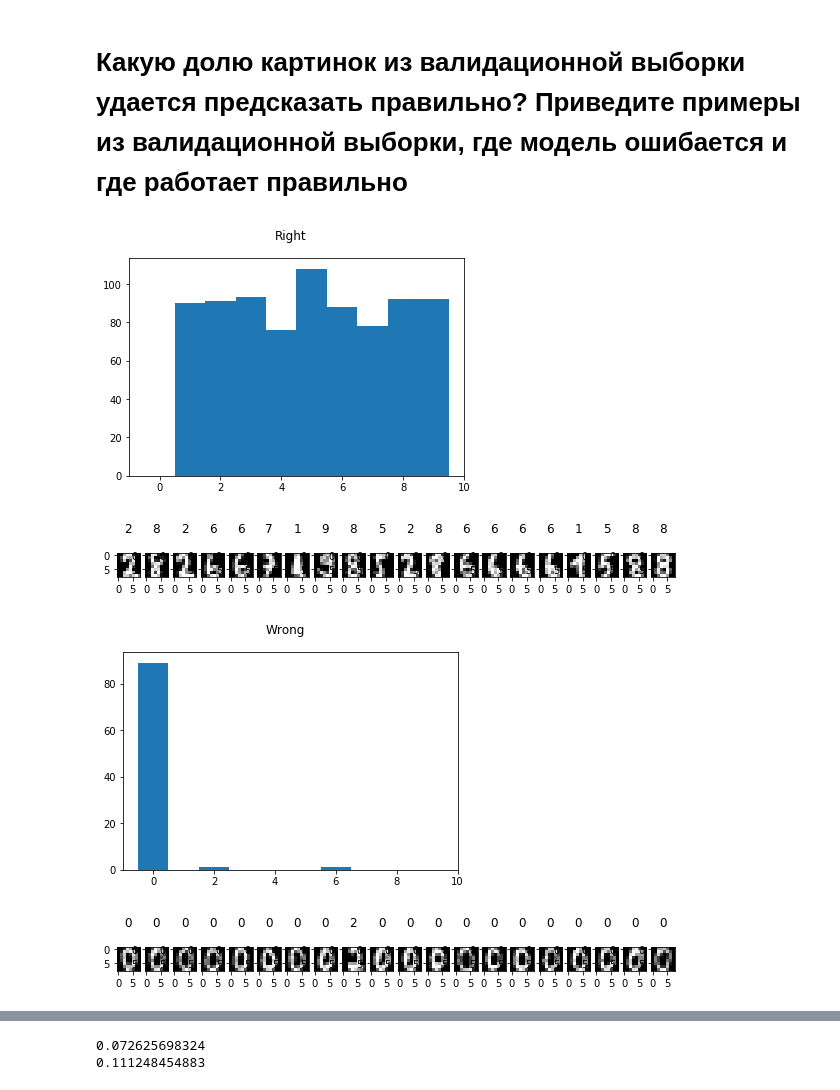
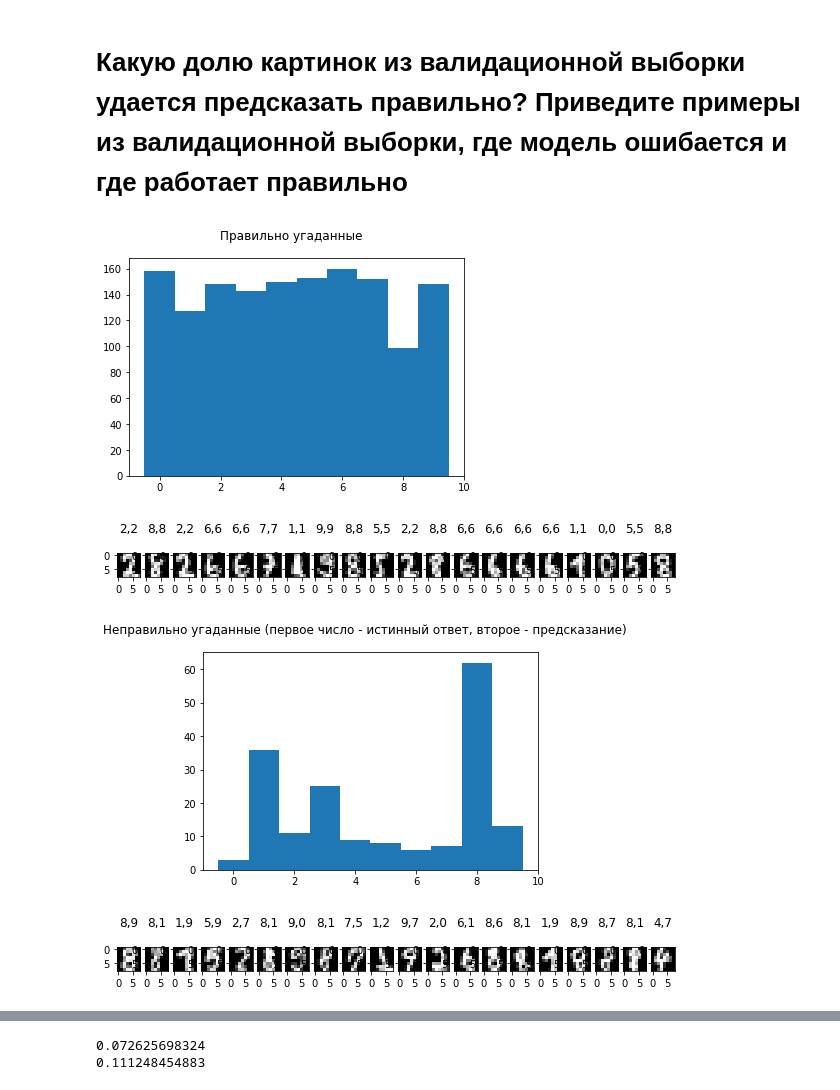
Before and after one commit to Wiki-fan/MIPT-all, a Jupyter notebook: prak2/solution.ipynb, the cells around one changed output, grey strips where cells are left out. Drawn from its saved outputs; the diff is of its cells as text; code cells hidden in the pictures.

```diff
--- a/prak2/solution.ipynb
+++ b/prak2/solution.ipynb
@@ -190,7 +235,6 @@ class LR:
 # %%
-#todo - реализовать градиентный спуск
-
 eta = 1
 lr = LR()
-costs_train, costs_test = lr.fit(x_train, y_train, x_test, y_test, report_cost=True, itrs=5000, step=eta)
+loss_train, loss_test = lr.fit(x_train, y_train, x_test, y_test, report_cost=True, itrs=500,
+                               step=100, armijo=True, alpha=0.5)
 # %%
@@ -237,32 +285,30 @@ def armijo (W, b, x, y, dW, db, alpha=0.5, beta=0.5):
 # Какую долю картинок из валидационной выборки удается предсказать правильно? Приведите примеры из валидационной выборки, где модель ошибается и где работает правильно
 # %%
 def draw_samples(n=5):
-    pred = lr.predict(x_test)
-    ans_on_test = np.argmax(pred, axis=1)
-    ans_true = np.argmax(y_test, axis=1)
-    ans_mask = np.logical_and(ans_on_test, ans_true)
+    y_pred = np.argmax(lr.predict(x_test), axis=1)
+    y_true = np.argmax(y_test, axis=1)
+    ans_mask = np.equal(y_pred, y_true)
     right_ans = np.argwhere(ans_mask).flatten()
     wrong_ans = np.argwhere(np.logical_not(ans_mask)).flatten()
 
-    #plt.hist(y_test[wrong_ans])
-    for indices, label in ((right_ans, 'Right'), (wrong_ans, 'Wrong')):
+    for indices, label in ((right_ans, 'Правильно угаданные'),
+                           (wrong_ans, 'Неправильно угаданные (первое число - истинный ответ, второе - предсказание)')):
         plt.suptitle(label)
         bins = np.arange(-0.5, 10.5, 1)
-        plt.hist(ans_true[indices], bins=bins)
+        plt.hist(y_true[indices], bins=bins)
         plt.show()
         plt.figure(figsize=(10, 3))
         for i, (index) in enumerate(indices[:n]):
             image = x_test[index]
-            corr_ans = np.argwhere(y_test[index] == True)
             plt.subplot(1, n, i+1)
             plt.imshow(np.reshape(image, (8,8)), cmap=plt.cm.gray)
-            plt.title('%i\n' % (corr_ans))
+            plt.title('%d,%d\n' % (y_true[index], y_pred[index]))
         plt.show()
 draw_samples(20)
 # %% [output]
-[figure, old version]
+[figure, new version]
-[figure, old version]
+[figure, new version]
-[figure, old version]
+[figure, new version]
-[figure, old version]
+[figure, new version]
 # %%
 import sklearn
```
Also changed, not shown: parts of 12 cells of this notebook.
